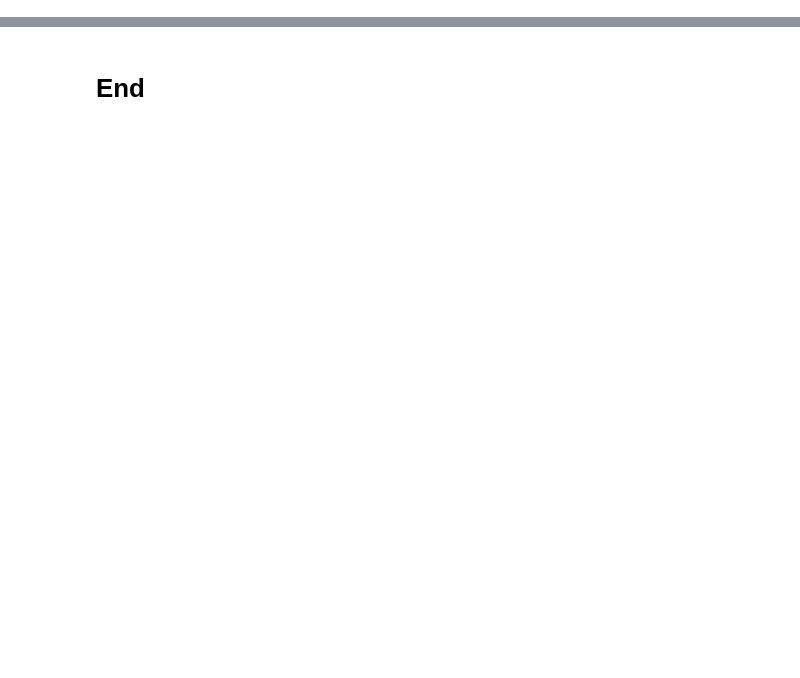
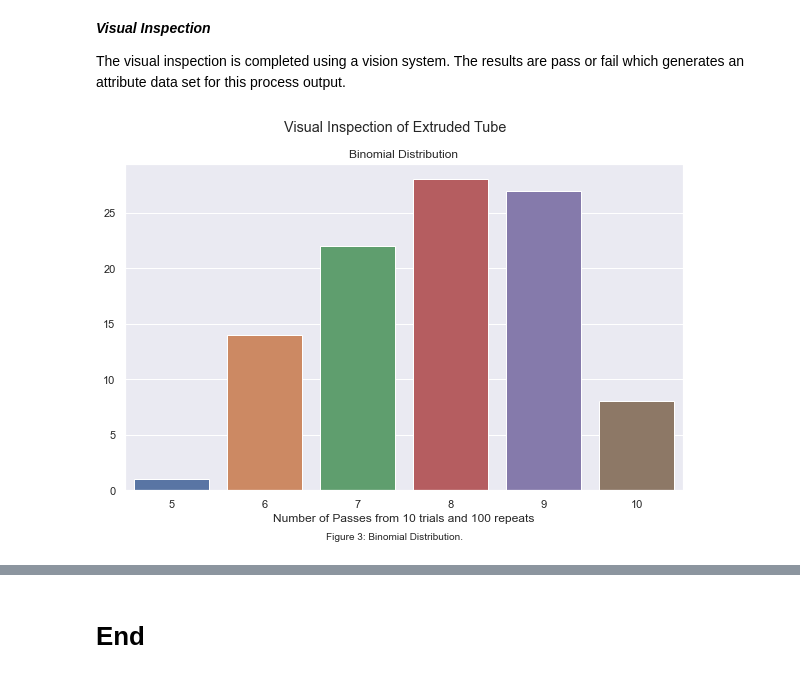
Before and after one commit to KeithQuinn/Project_2020_Programming-for-Data-Analysis, a Jupyter notebook: Project_2020_Programming-for-Data-Analysis.ipynb, the cells around one changed output, grey strips where cells are left out. Drawn from its saved outputs; the diff is of its cells as text; code cells hidden in the pictures; blank space fills up the shorter version.

Commit message:
Process inputs and outputs researched, jupyter notebook updated with findings.

```diff
--- a/Project_2020_Programming-for-Data-Analysis.ipynb
+++ b/Project_2020_Programming-for-Data-Analysis.ipynb
@@ -84 +229,27 @@ Image(url= "https://pxt.azureedge.net/blob/e644eb8aa2a44b1732aca811f598ab695b434
+# %% [markdown]
+*__Visual Inspection__*
+
+The visual inspection is completed using a vision system. The results are pass or fail which generates an attribute data set for this process output.
+# %%
+n = 10 # subgroup size
+p = 0.80 # probability of heads or tails
+size = 100 # number of subgroups
+
+# Pass is True or 1
+# Fail is False or 0
+
+visual_data = np.random.binomial(n, p, size) # create a data set that fits a binomial distribution
+
+plt.figure(figsize=(10, 6)) # figure size
+sns.set(style="darkgrid") # set style
+ax = sns.countplot(x=visual_data) # plot countplot
+plt.title("Binomial Distribution") # title
+plt.suptitle("Visual Inspection of Extruded Tube") # subtitle
+plt.ylabel("") # ylabel
+plt.xlabel(f'Number of Passes from {n} trials and {size} repeats') # xlabel
+txt="Figure 3: Binomial Distribution." # create caption
+plt.figtext(0.5, 0.01, txt, wrap=True, horizontalalignment='center', fontsize=10) # locate caption
+plt.show() # show countplot
+# %% [output]
+[figure, added]
 # %% [markdown]
```
Also changed, not shown: parts of 25 cells of this notebook, 7 other files.
